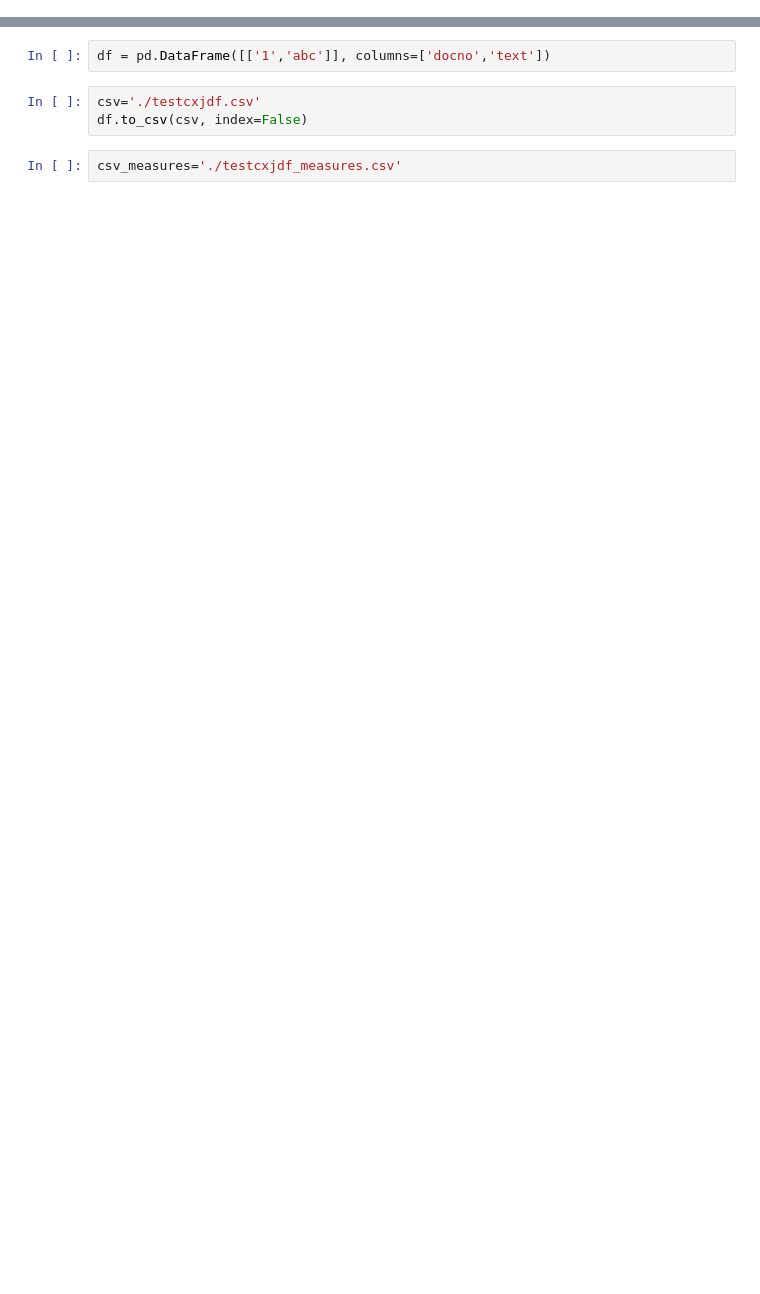
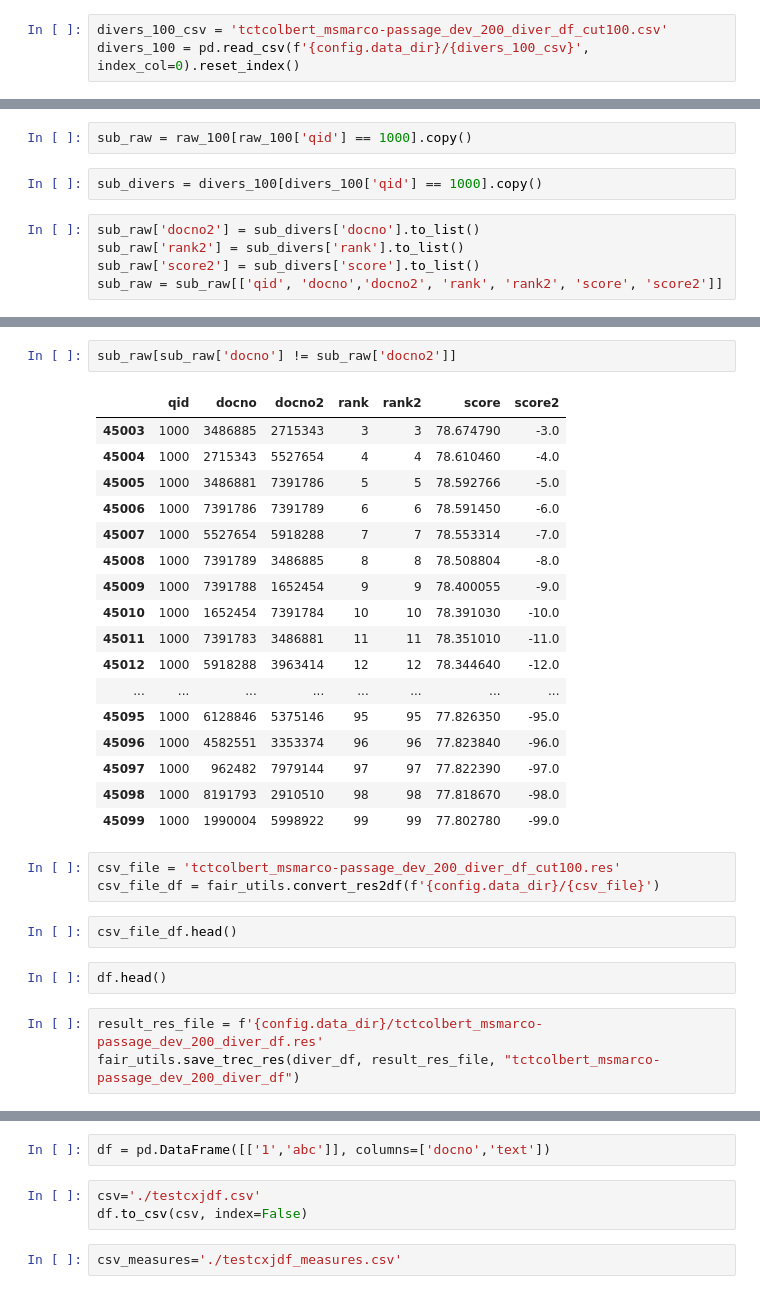
Before and after one commit to XuejunChang/T-Retrievability, a Jupyter notebook: test.ipynb, the cells around one changed output, grey strips where cells are left out. Drawn from its saved outputs; the diff is of its cells as text; blank space fills up the shorter version.

```diff
--- a/test.ipynb
+++ b/test.ipynb
@@ -9,0 +64,3 @@ Java started and loaded: pyterrier.java, pyterrier.terrier.java [version=5.11 (b
+# %%
+divers_100_csv = 'tctcolbert_msmarco-passage_dev_200_diver_df_cut100.csv'
+divers_100 = pd.read_csv(f'{config.data_dir}/{divers_100_csv}', index_col=0).reset_index()
@@ -9,0 +71,9 @@ Java started and loaded: pyterrier.java, pyterrier.terrier.java [version=5.11 (b
+# %%
+sub_raw = raw_100[raw_100['qid'] == 1000].copy()
+# %%
+sub_divers = divers_100[divers_100['qid'] == 1000].copy()
+# %%
+sub_raw['docno2'] = sub_divers['docno'].to_list()
+sub_raw['rank2'] = sub_divers['rank'].to_list()
+sub_raw['score2'] = sub_divers['score'].to_list()
+sub_raw = sub_raw[['qid', 'docno','docno2', 'rank', 'rank2', 'score', 'score2']]
@@ -10,2 +94,32 @@ Java started and loaded: pyterrier.java, pyterrier.terrier.java [version=5.11 (b
+# %%
+sub_raw[sub_raw['docno'] != sub_raw['docno2']]
+# %% [output]
+|  | qid | docno | docno2 | rank | rank2 | score | score2 |
+| 45003 | 1000 | 3486885 | 2715343 | 3 | 3 | 78.674790 | -3.0 |
+| 45004 | 1000 | 2715343 | 5527654 | 4 | 4 | 78.610460 | -4.0 |
+| 45005 | 1000 | 3486881 | 7391786 | 5 | 5 | 78.592766 | -5.0 |
+| 45006 | 1000 | 7391786 | 7391789 | 6 | 6 | 78.591450 | -6.0 |
+| 45007 | 1000 | 5527654 | 5918288 | 7 | 7 | 78.553314 | -7.0 |
+| 45008 | 1000 | 7391789 | 3486885 | 8 | 8 | 78.508804 | -8.0 |
+| 45009 | 1000 | 7391788 | 1652454 | 9 | 9 | 78.400055 | -9.0 |
+| 45010 | 1000 | 1652454 | 7391784 | 10 | 10 | 78.391030 | -10.0 |
+| 45011 | 1000 | 7391783 | 3486881 | 11 | 11 | 78.351010 | -11.0 |
+| 45012 | 1000 | 5918288 | 3963414 | 12 | 12 | 78.344640 | -12.0 |
+| ... | ... | ... | ... | ... | ... | ... | ... |
+| 45095 | 1000 | 6128846 | 5375146 | 95 | 95 | 77.826350 | -95.0 |
+| 45096 | 1000 | 4582551 | 3353374 | 96 | 96 | 77.823840 | -96.0 |
+| 45097 | 1000 | 962482 | 7979144 | 97 | 97 | 77.822390 | -97.0 |
+| 45098 | 1000 | 8191793 | 2910510 | 98 | 98 | 77.818670 | -98.0 |
+| 45099 | 1000 | 1990004 | 5998922 | 99 | 99 | 77.802780 | -99.0 |
+# %%
+csv_file = 'tctcolbert_msmarco-passage_dev_200_diver_df_cut100.res'
+csv_file_df = fair_utils.convert_res2df(f'{config.data_dir}/{csv_file}')
+# %%
+csv_file_df.head()
+# %%
+df.head()
+# %%
+result_res_file = f'{config.data_dir}/tctcolbert_msmarco-passage_dev_200_diver_df.res'
+fair_utils.save_trec_res(diver_df, result_res_file, "tctcolbert_msmarco-passage_dev_200_diver_df")
 # %%
 np.zeros(2)
```
Also changed, not shown: parts of 21 cells of this notebook, 31 other files.
